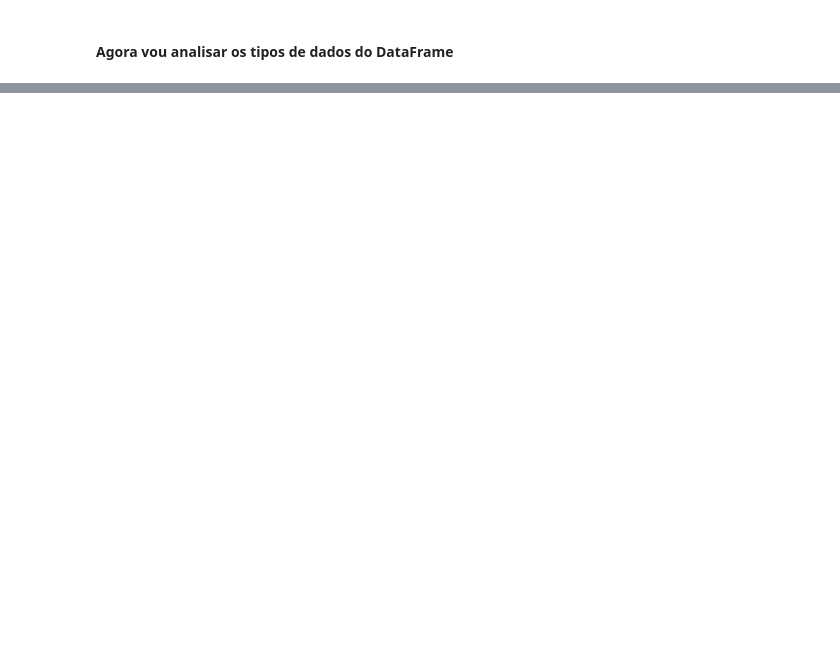
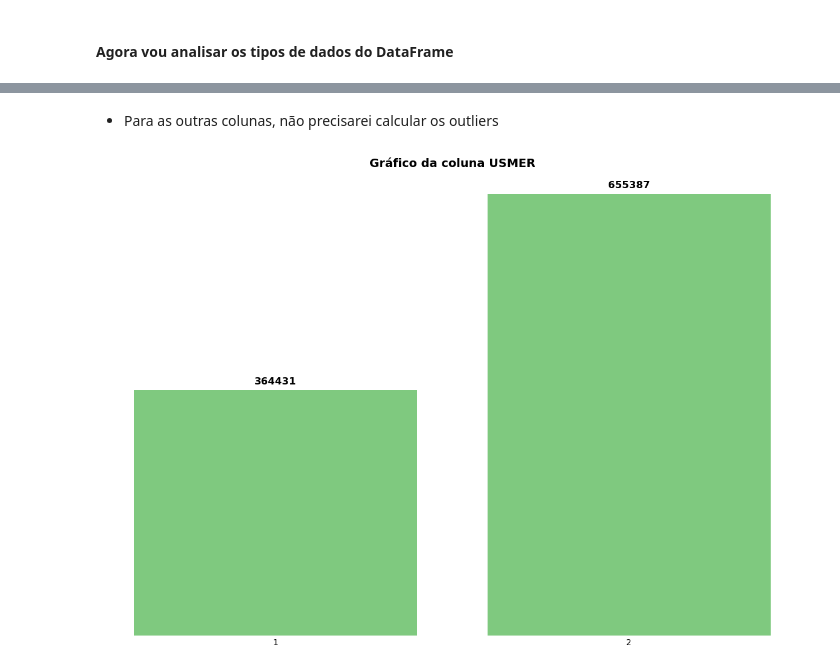
Before and after one commit to LucasSantos875478/proj_covid, a Jupyter notebook: proj_covid19.ipynb, the cells around one changed output, grey strips where cells are left out. Drawn from its saved outputs; the diff is of its cells as text; code cells hidden in the pictures; blank space fills up the shorter version.

```diff
--- a/proj_covid19.ipynb
+++ b/proj_covid19.ipynb
@@ -151,0 +239,6 @@ dtype: object
+# %% [markdown]
+- Para as outras colunas, não precisarei calcular os outliers
+# %%
+grafico_barra(covid_df['USMER'])
+# %% [output]
+[figure, added]
```
Also changed, not shown: parts of 52 cells of this notebook, 4 other files.
